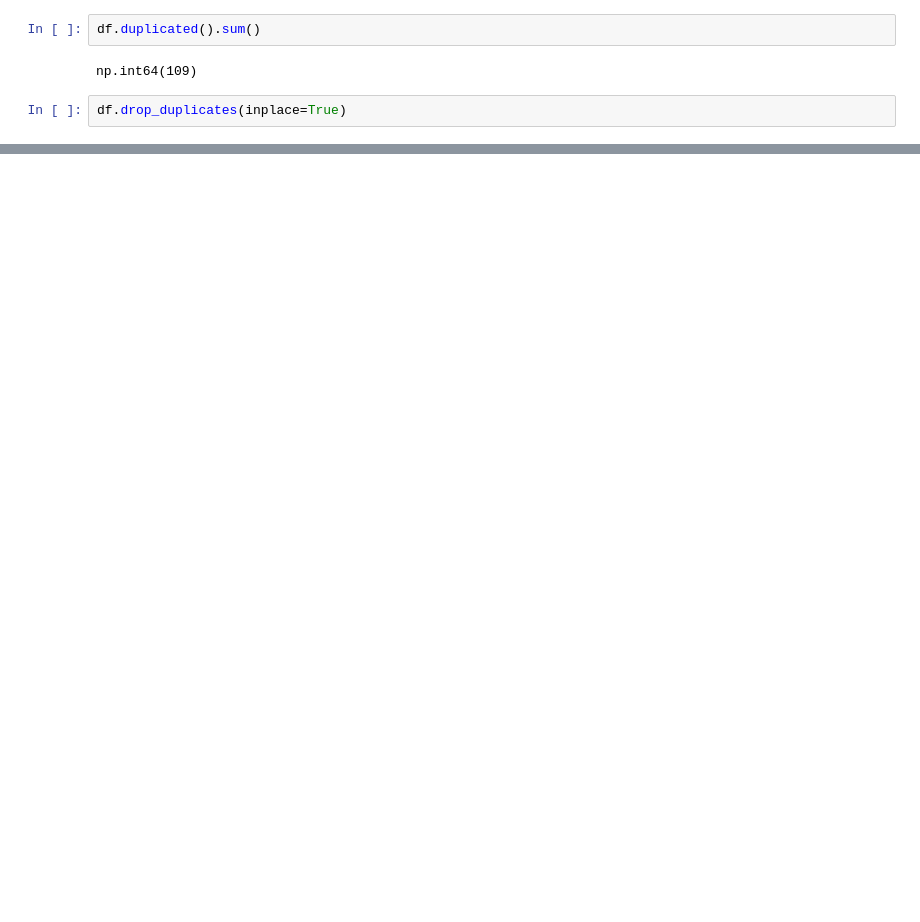
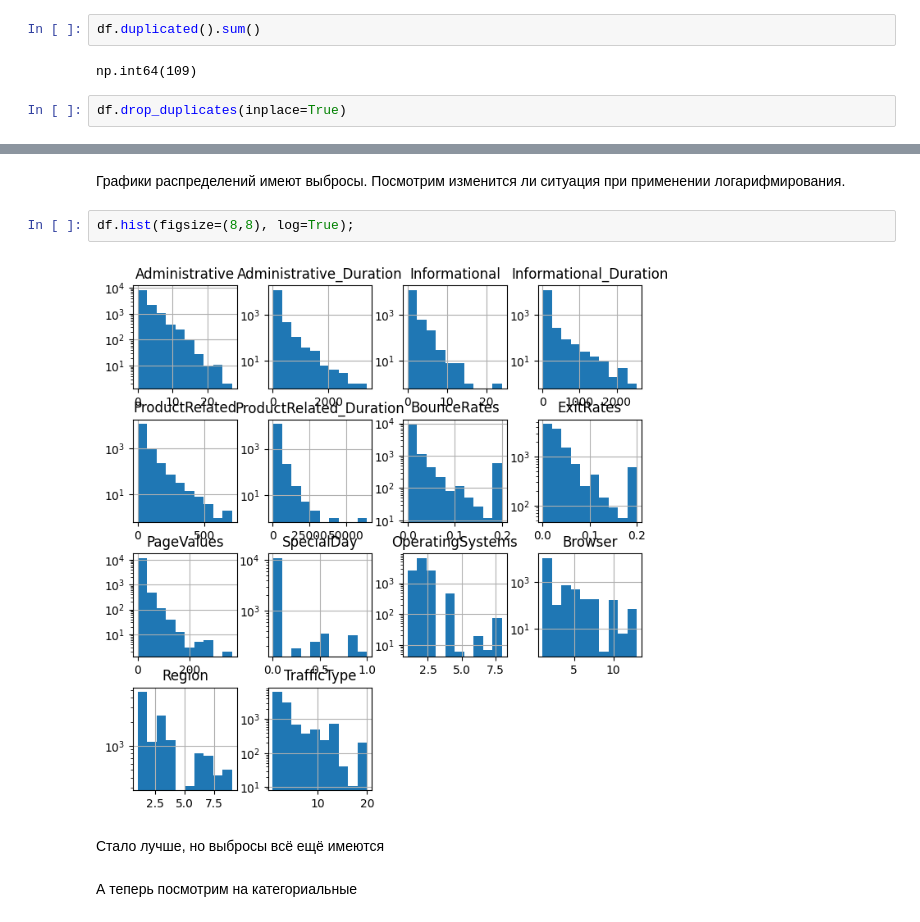
Before and after one commit to glebtyryshkin/eda_docker, a Jupyter notebook: online_shoppers_intention.ipynb, the cells around one changed output, grey strips where cells are left out. Saved outputs shown, nothing was run; the diff lists cells and outputs as text; blank space fills up the shorter version.

```diff
--- a/online_shoppers_intention.ipynb
+++ b/online_shoppers_intention.ipynb
@@ -85,0 +214,10 @@ df.drop_duplicates(inplace=True)
+# %% [markdown]
+Графики распределений имеют выбросы. Посмотрим изменится ли ситуация при применении логарифмирования.
+# %%
+df.hist(figsize=(8,8), log=True);
+# %% [output]
+[figure, added]
+# %% [markdown]
+Стало лучше, но выбросы всё ещё имеются
+# %% [markdown]
+А теперь посмотрим на категориальные
```
Also changed, not shown: parts of 51 cells of this notebook, 1 other file.
